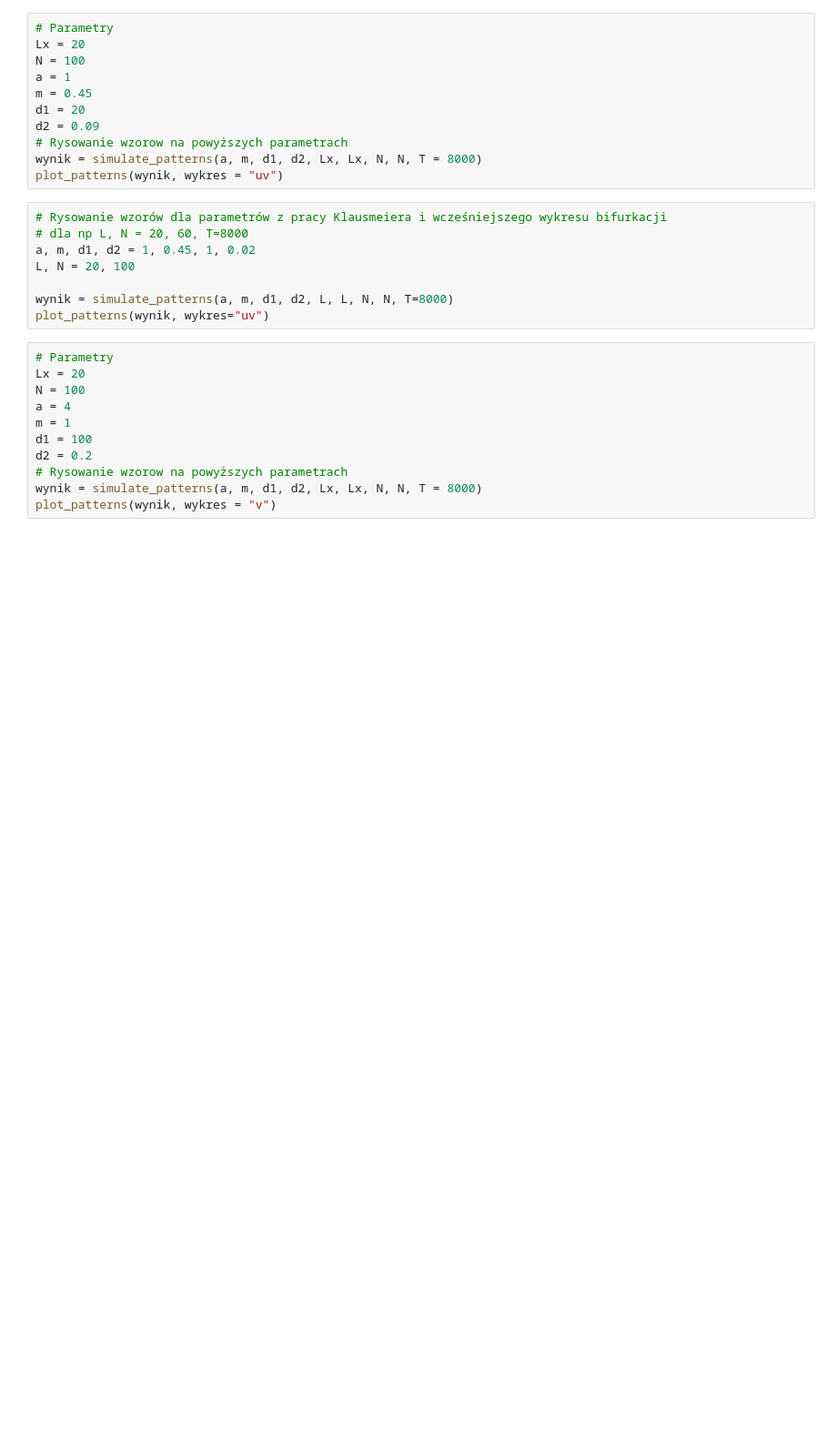
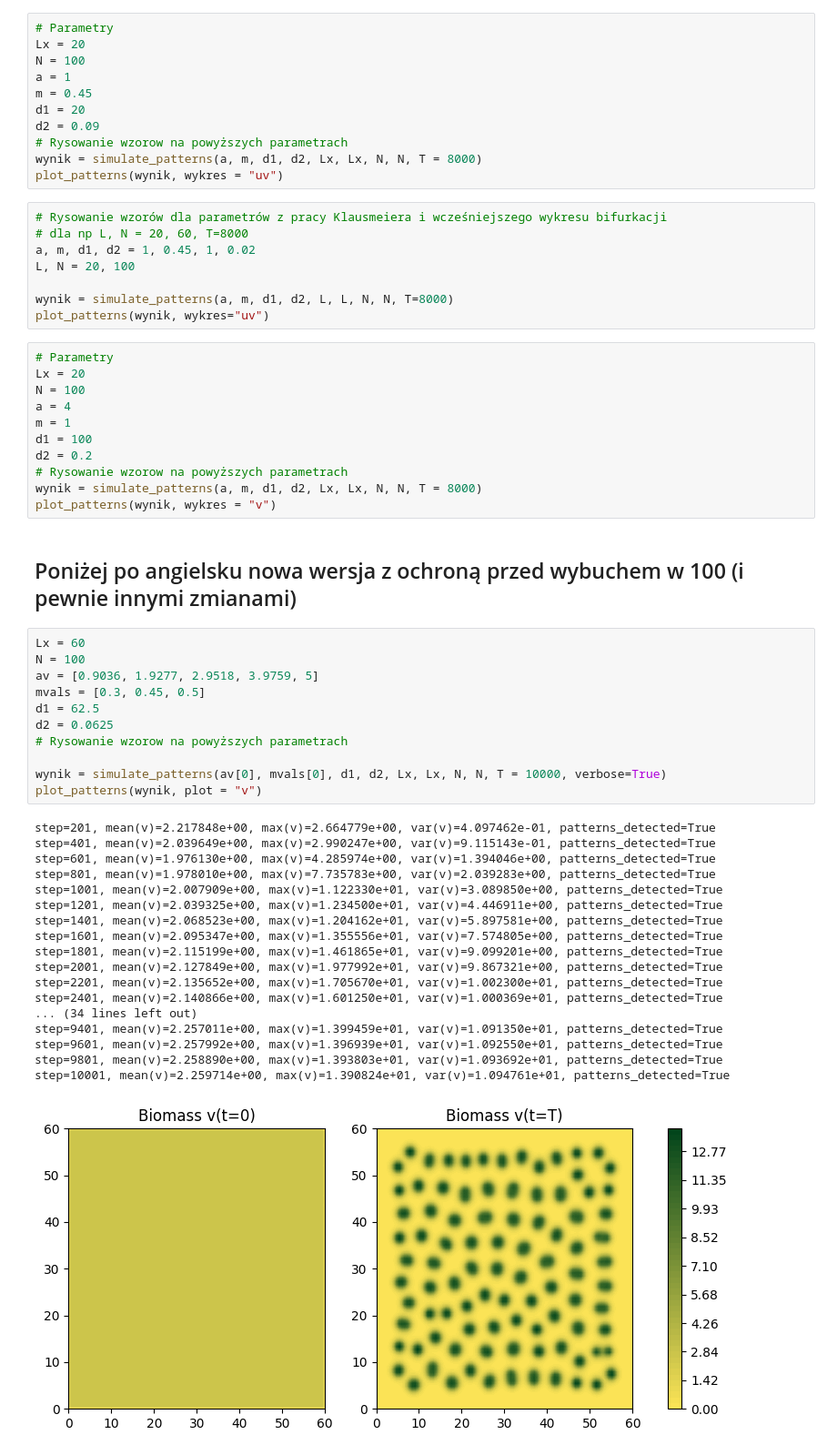
Before and after one commit to StrayGril/Model_Klausmeier-Gray-Scott, a Jupyter notebook: notebooks/generator_wzorow.ipynb, the cells around one changed output. Shown at 91% size. Drawn from its saved outputs; the diff is of its cells as text; blank space fills up the shorter version.

```diff
--- a/notebooks/generator_wzorow.ipynb
+++ b/notebooks/generator_wzorow.ipynb
@@ -109,4 +109,36 @@ d2 = 0.2
 # Rysowanie wzorow na powyższych parametrach
 wynik = simulate_patterns(a, m, d1, d2, Lx, Lx, N, N, T = 8000)
 plot_patterns(wynik, wykres = "v")
+# %% [markdown]
+## Poniżej po angielsku nowa wersja z ochroną przed wybuchem w 100 (i pewnie innymi zmianami)
+# %%
+Lx = 60
+N = 100
+av = [0.9036, 1.9277, 2.9518, 3.9759, 5]
+mvals = [0.3, 0.45, 0.5]
+d1 = 62.5
+d2 = 0.0625
+# Rysowanie wzorow na powyższych parametrach
+
+wynik = simulate_patterns(av[0], mvals[0], d1, d2, Lx, Lx, N, N, T = 10000, verbose=True)
+plot_patterns(wynik, plot = "v")
+# %% [output]
+step=201, mean(v)=2.217848e+00, max(v)=2.664779e+00, var(v)=4.097462e-01, patterns_detected=True
+step=401, mean(v)=2.039649e+00, max(v)=2.990247e+00, var(v)=9.115143e-01, patterns_detected=True
+step=601, mean(v)=1.976130e+00, max(v)=4.285974e+00, var(v)=1.394046e+00, patterns_detected=True
+step=801, mean(v)=1.978010e+00, max(v)=7.735783e+00, var(v)=2.039283e+00, patterns_detected=True
+step=1001, mean(v)=2.007909e+00, max(v)=1.122330e+01, var(v)=3.089850e+00, patterns_detected=True
+step=1201, mean(v)=2.039325e+00, max(v)=1.234500e+01, var(v)=4.446911e+00, patterns_detected=True
+step=1401, mean(v)=2.068523e+00, max(v)=1.204162e+01, var(v)=5.897581e+00, patterns_detected=True
+step=1601, mean(v)=2.095347e+00, max(v)=1.355556e+01, var(v)=7.574805e+00, patterns_detected=True
+step=1801, mean(v)=2.115199e+00, max(v)=1.461865e+01, var(v)=9.099201e+00, patterns_detected=True
+step=2001, mean(v)=2.127849e+00, max(v)=1.977992e+01, var(v)=9.867321e+00, patterns_detected=True
+step=2201, mean(v)=2.135652e+00, max(v)=1.705670e+01, var(v)=1.002300e+01, patterns_detected=True
+step=2401, mean(v)=2.140866e+00, max(v)=1.601250e+01, var(v)=1.000369e+01, patterns_detected=True
+... (34 lines left out)
+step=9401, mean(v)=2.257011e+00, max(v)=1.399459e+01, var(v)=1.091350e+01, patterns_detected=True
+step=9601, mean(v)=2.257992e+00, max(v)=1.396939e+01, var(v)=1.092550e+01, patterns_detected=True
+step=9801, mean(v)=2.258890e+00, max(v)=1.393803e+01, var(v)=1.093692e+01, patterns_detected=True
+step=10001, mean(v)=2.259714e+00, max(v)=1.390824e+01, var(v)=1.094761e+01, patterns_detected=True
+[figure, added]
 # %%
```
Also changed, not shown: parts of 3 cells of this notebook, 1 other file.
